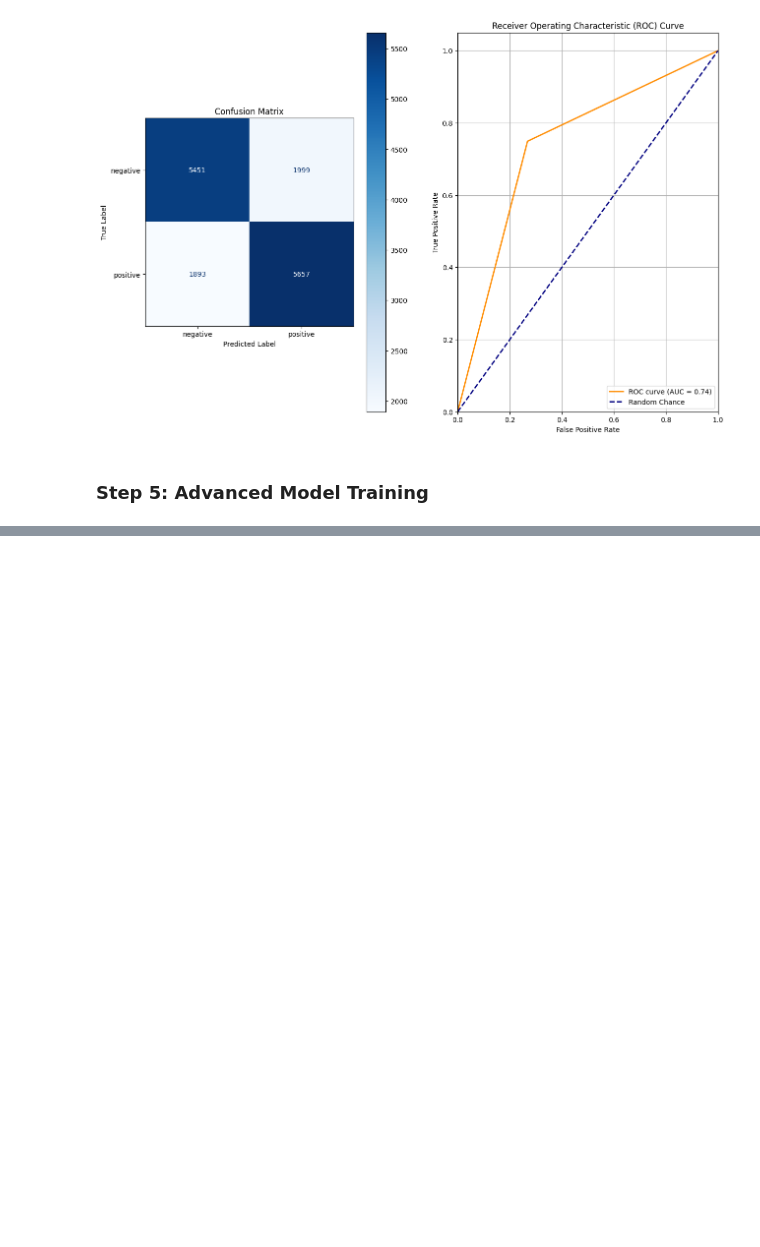
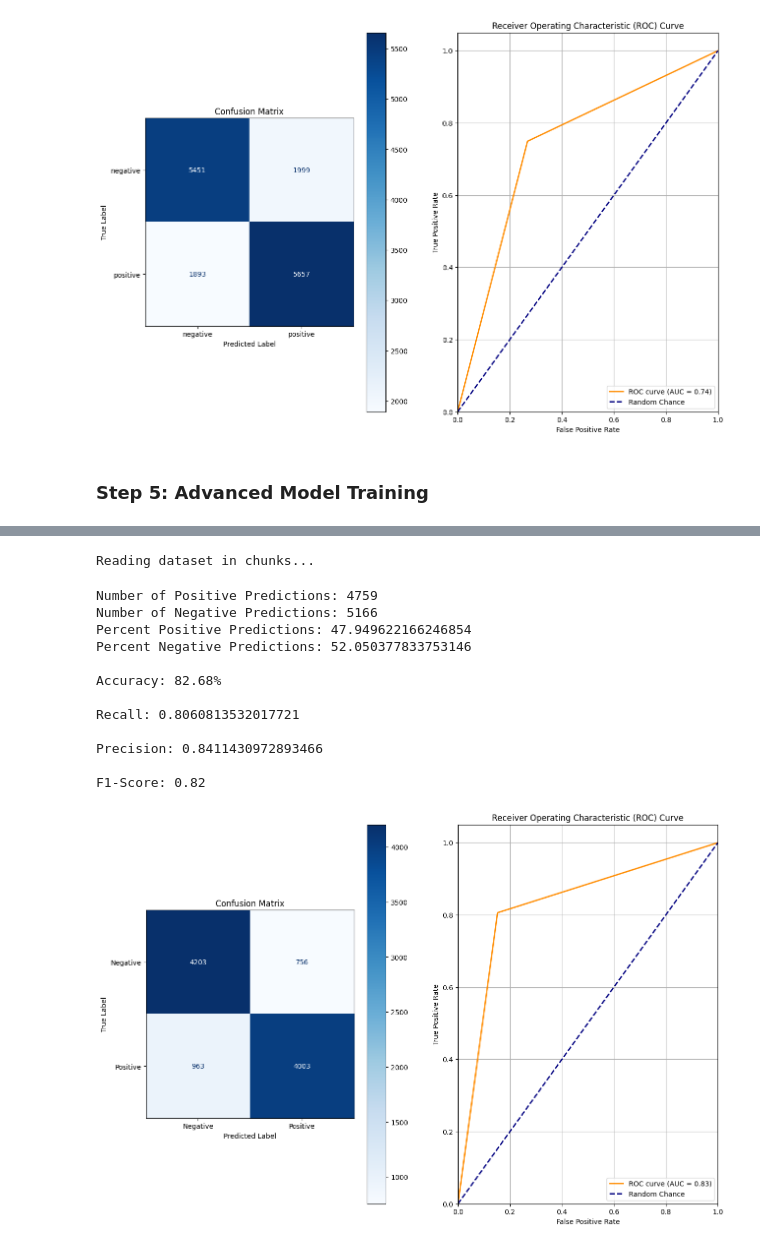
Before and after one commit to rcwaterman/DSE6212, a Jupyter notebook: Project/Preliminary Results/model_testing.ipynb, the cells around one changed output, grey strips where cells are left out. Cells and saved outputs as stored; diff of their text form; code cells hidden in the pictures; blank space fills up the shorter version.

Commit message:
Finishing up model testing

```diff
--- a/Project/Preliminary Results/model_testing.ipynb
+++ b/Project/Preliminary Results/model_testing.ipynb
@@ -409,0 +447,59 @@ TextClassificationPipeline()
+# %%
+# Load novel data
+def get_novel_data(input_file, sample_size=10000):
+    """
+    Reduces the Sentiment140 dataset while maintaining class balance.
+    Columns: 0: target, 1: id, 2: date, 3: flag, 4: user, 5: text
+    """
+
+    cols = ["sentiment", "id", "date", "query", "user", "text"]
+
+    print("Reading dataset in chunks...")
+    # Using 'latin-1' encoding as this dataset often has special characters
+    chunks = pd.read_csv(input_file, encoding='latin-1', header=None, names=cols, chunksize=100000)
+
+    df_list = []
+    for chunk in chunks:
+        # Keep only necessary columns to save memory immediately
+        df_list.append(chunk[['sentiment', 'text']])
+
+    full_df = pd.concat(df_list)
+
+    # Stratified sampling: Ensure 50/50 split of Positive (4) and Negative (0)
+    # The dataset uses 0=negative, 2=neutral (rare), 4=positive
+    negative_tweets = full_df[full_df['sentiment'] == 0].sample(n=sample_size//2, random_state=85)
+    positive_tweets = full_df[full_df['sentiment'] == 4].sample(n=sample_size//2, random_state=85)
+
+    reduced_df = pd.concat([negative_tweets, positive_tweets]).sample(frac=1).reset_index(drop=True)
+
+    # Select only rows not in the training data
+    uniuque_rows = reduced_df[~df['text'].isin(reduced_df['text'])]
+
+    return uniuque_rows
+# %%
+val_data = get_novel_data(f"{'/'.join(os.getcwd().split('/')[:-1])}/data/original_twitter_data.csv")
+# %% [output]
+Reading dataset in chunks...
+# %%
+pipe_evaluator = ModelEvaluator(pipe=pipe)
+# %%
+val_data['senitment'] = val_data['sentiment'].replace(4,1)
+
+y_val = np.array(val_data['senitment'])
+# %%
+labels = ["Negative", "Positive"]
+pipe_evaluator.eval_pipe(X_test=list(val_data['text'].values), y_test=y_val, labels=labels)
+# %% [output]
+Number of Positive Predictions: 4759
+Number of Negative Predictions: 5166
+Percent Positive Predictions: 47.949622166246854
+Percent Negative Predictions: 52.050377833753146
+
+Accuracy: 82.68%
+
+Recall: 0.8060813532017721
+
+Precision: 0.8411430972893466
+
+F1-Score: 0.82
+[figure, added]
```
Also changed, not shown: parts of 7 cells of this notebook.
